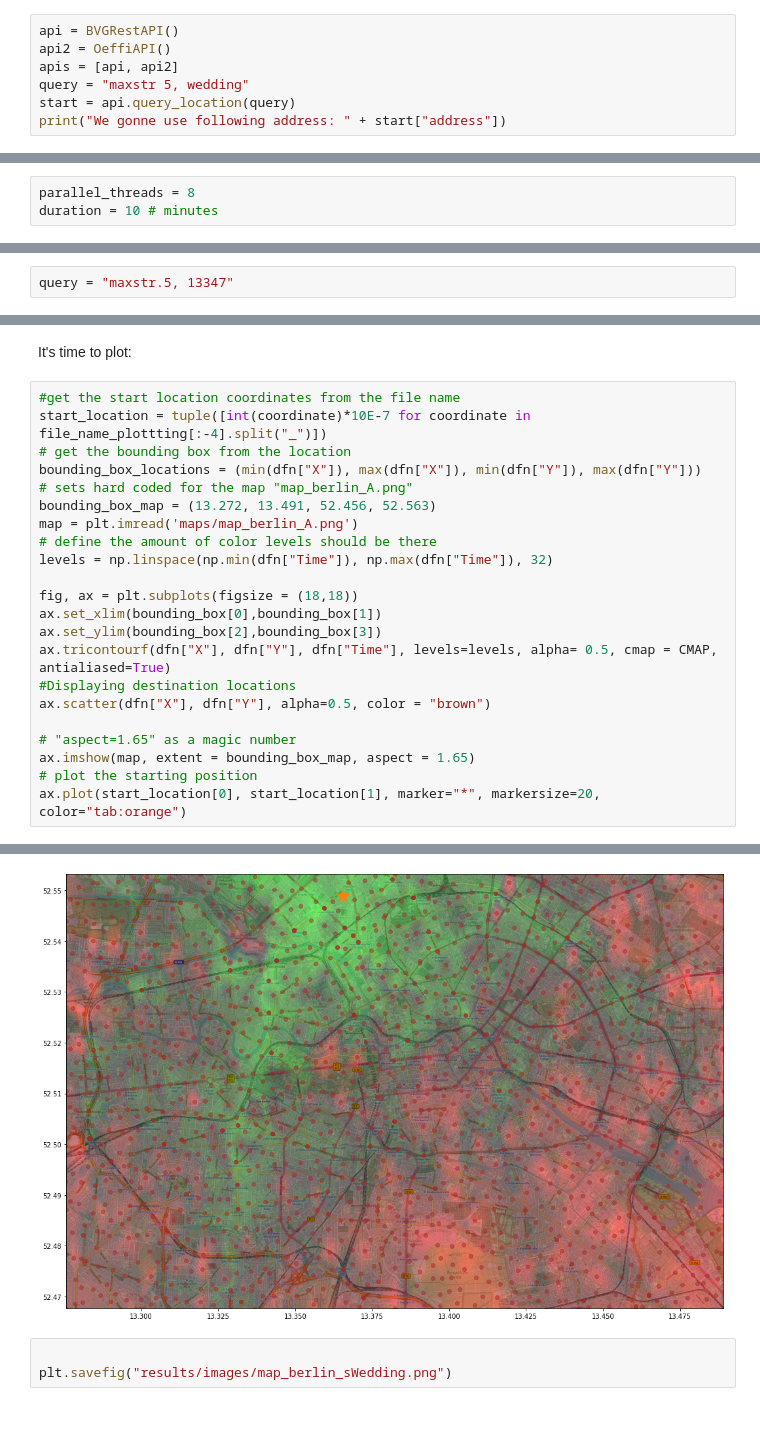
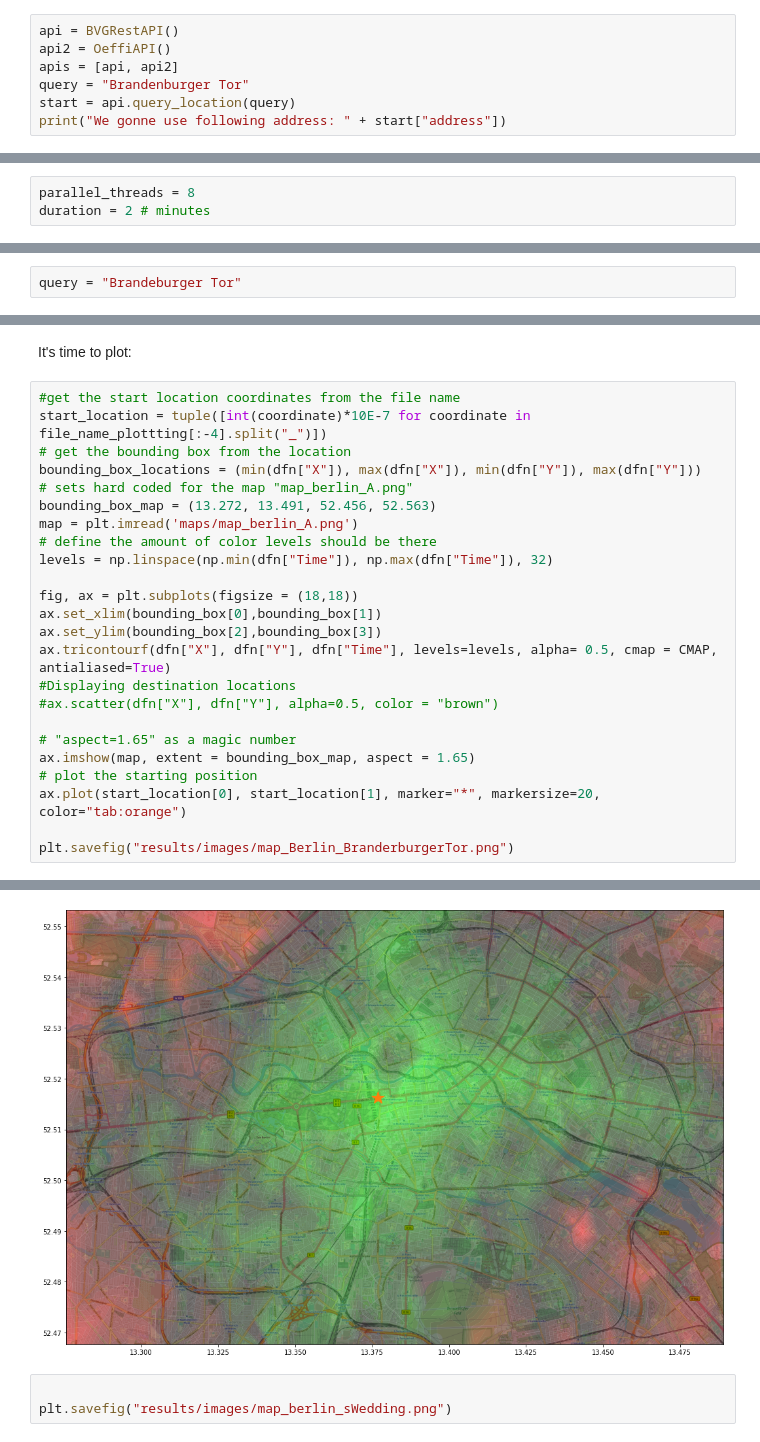
Before and after one commit to EricKolibacz/Oeffikator, a Jupyter notebook: Oeffikator.ipynb, the cells around one changed output, grey strips where cells are left out. Drawn from its saved outputs; the diff is of its cells as text.

```diff
--- a/Oeffikator.ipynb
+++ b/Oeffikator.ipynb
@@ -72,7 +72,7 @@ Let's define some parameter first.
 api = BVGRestAPI()
 api2 = OeffiAPI()
 apis = [api, api2]
-query = "maxstr 5, wedding"
+query = "Brandenburger Tor"
 start = api.query_location(query)
 print("We gonne use following address: " + start["address"])
 # %% [output]
@@ -97,7 +97,7 @@ Estimated time parallel: 2min
 ## Parallel computing
 # %%
 parallel_threads = 8
-duration = 10 # minutes
+duration = 2 # minutes
 # %%
 i = 0
 destination_i = 0
@@ -242,7 +242,7 @@ Time to get the data.
 # %% [markdown]
 Let's read data first.
 # %%
-query = "maxstr.5, 13347"
+query = "Brandeburger Tor"
 # %%
 start = api.query_location(query)
 file_name_plottting = str(to_BVG_sdt(start["longitude"])) + "_" + str(to_BVG_sdt(start["latitude"])) + ".csv"
@@ -288,10 +270,12 @@ ax.set_xlim(bounding_box[0],bounding_box[1])
 ax.set_ylim(bounding_box[2],bounding_box[3])
 ax.tricontourf(dfn["X"], dfn["Y"], dfn["Time"], levels=levels, alpha= 0.5, cmap = CMAP, antialiased=True)
 #Displaying destination locations
-ax.scatter(dfn["X"], dfn["Y"], alpha=0.5, color = "brown")
+#ax.scatter(dfn["X"], dfn["Y"], alpha=0.5, color = "brown")
 
 # "aspect=1.65" as a magic number
 ax.imshow(map, extent = bounding_box_map, aspect = 1.65)
 # plot the starting position
 ax.plot(start_location[0], start_location[1], marker="*", markersize=20, color="tab:orange")
+
+plt.savefig("results/images/map_Berlin_BranderburgerTor.png")
 # %% [output]
@@ -299,4 +282,4 @@ ax.plot(start_location[0], start_location[1], marker="*", markersize=20, color="
-[figure, old version]
+[figure, new version]
 # %%
 
 plt.savefig("results/images/map_berlin_sWedding.png")
```
Also changed, not shown: parts of 5 cells of this notebook.
